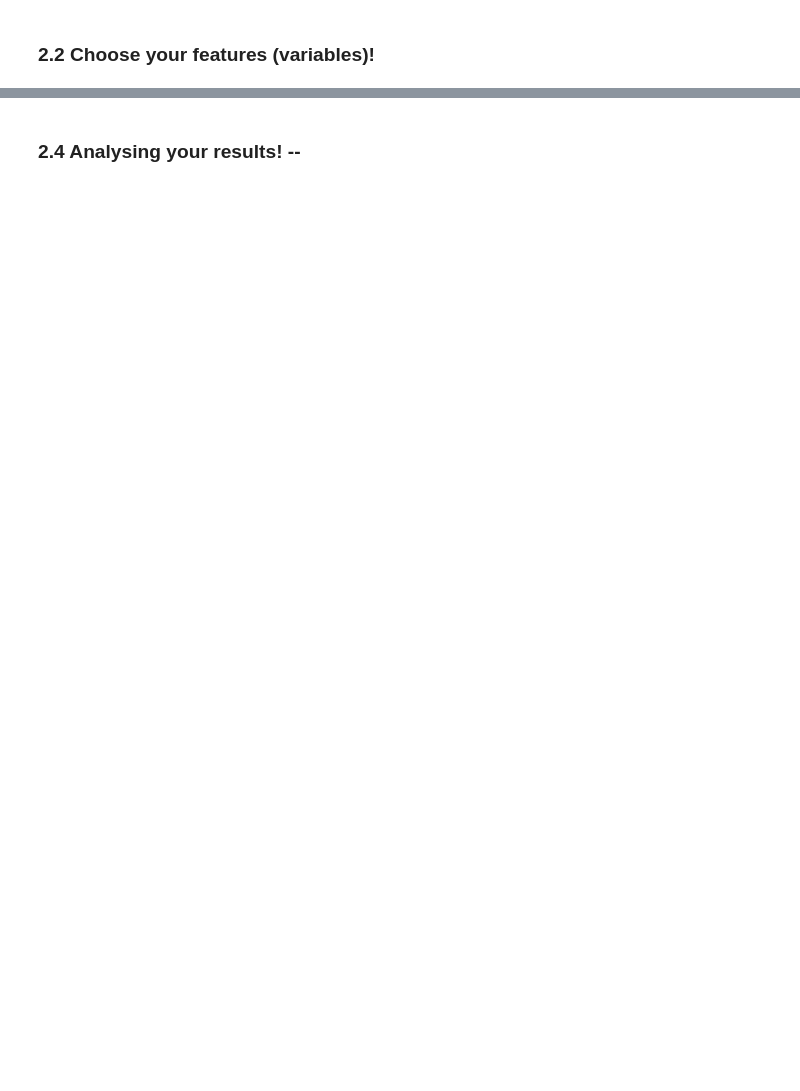
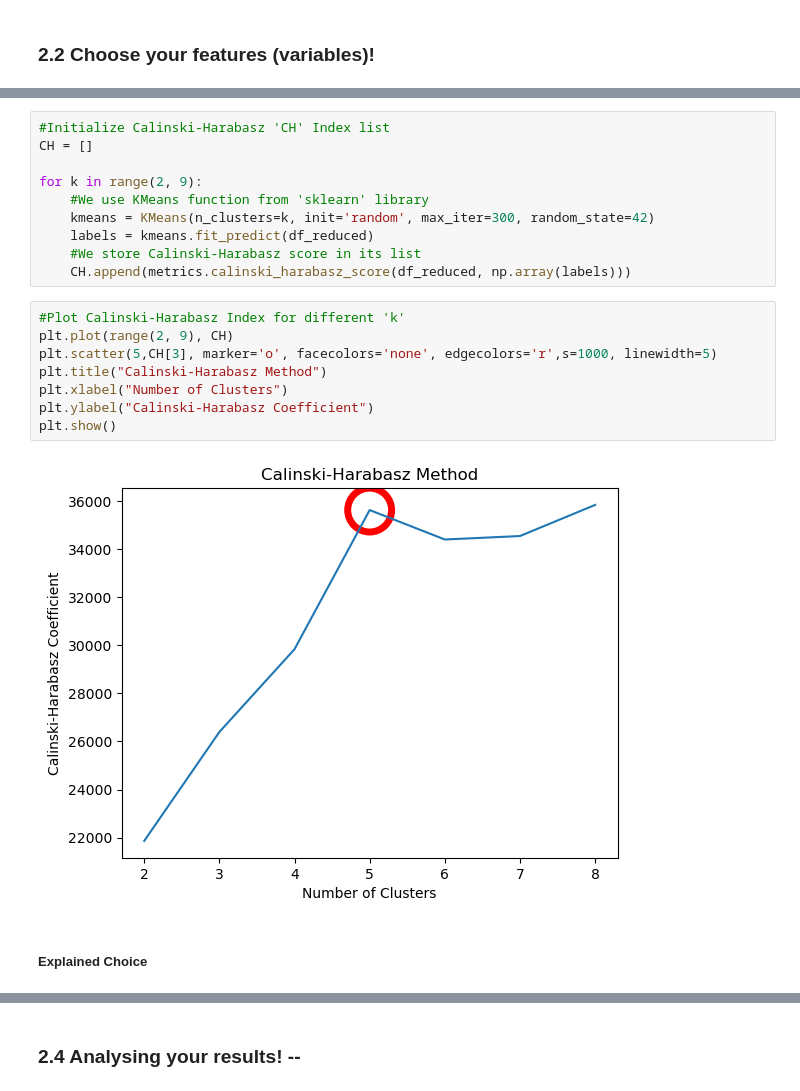
Before and after one commit to pltommasino/ADM-HW4-Group14, a Jupyter notebook: HW4_main.ipynb, the cells around one changed output, grey strips where cells are left out. Drawn from its saved outputs; the diff is of its cells as text; blank space fills up the shorter version.

```diff
--- a/HW4_main.ipynb
+++ b/HW4_main.ipynb
@@ -393,0 +1130,22 @@ You may notice that you have plenty of features to work with now. So, it would b
+# %%
+#Initialize Calinski-Harabasz 'CH' Index list
+CH = []
+
+for k in range(2, 9):
+    #We use KMeans function from 'sklearn' library
+    kmeans = KMeans(n_clusters=k, init='random', max_iter=300, random_state=42)
+    labels = kmeans.fit_predict(df_reduced)
+    #We store Calinski-Harabasz score in its list
+    CH.append(metrics.calinski_harabasz_score(df_reduced, np.array(labels)))
+# %%
+#Plot Calinski-Harabasz Index for different 'k'
+plt.plot(range(2, 9), CH)
+plt.scatter(5,CH[3], marker='o', facecolors='none', edgecolors='r',s=1000, linewidth=5)
+plt.title("Calinski-Harabasz Method")
+plt.xlabel("Number of Clusters")
+plt.ylabel("Calinski-Harabasz Coefficient")
+plt.show()
+# %% [output]
+[figure, added]
+# %% [markdown]
+##### **Explained Choice**
```
Also changed, not shown: parts of 125 cells of this notebook, 1 other file.
